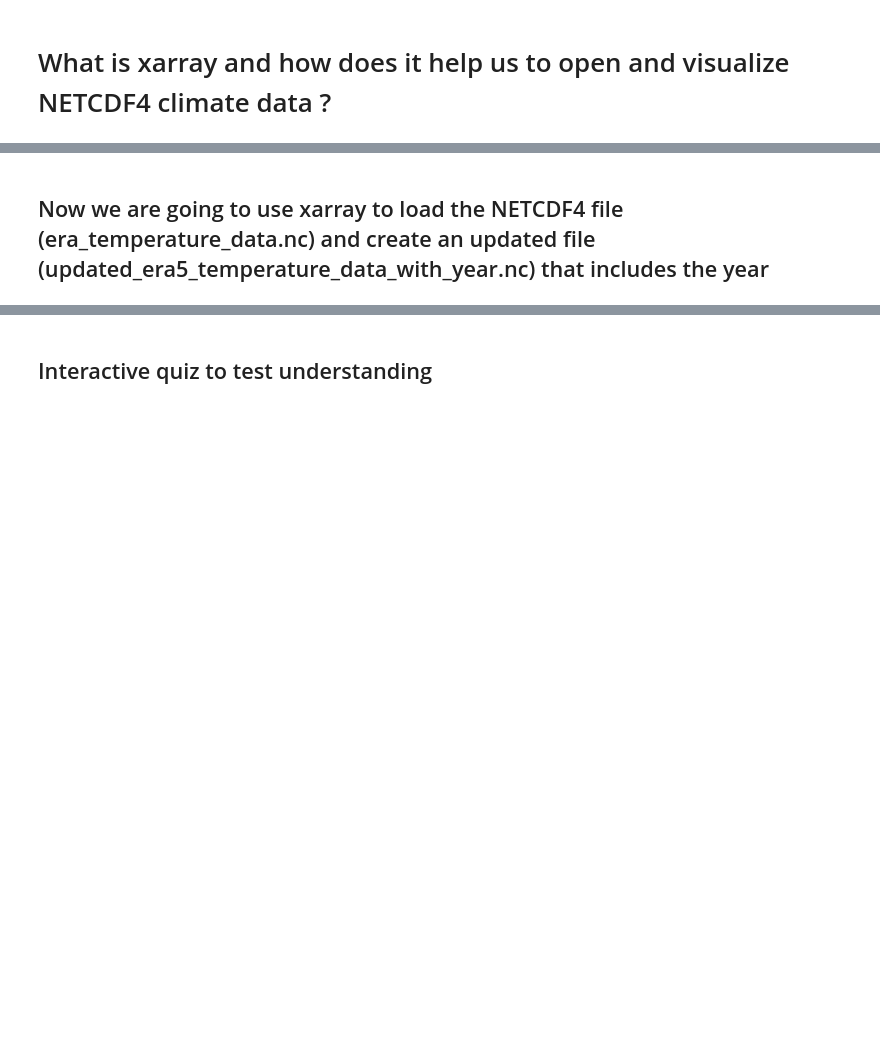
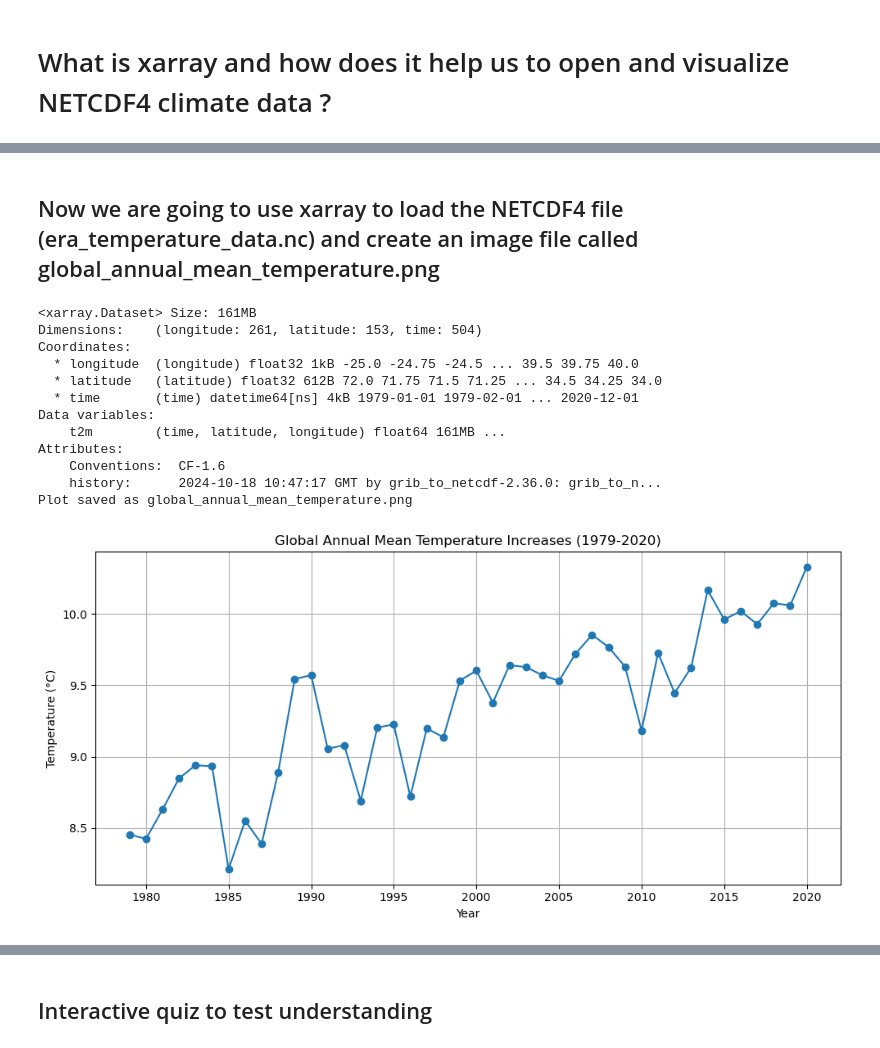
Before and after one commit to PHI-Case-Studies/2024-Climate-Heat-Stress, a Jupyter notebook: NB01-Introduction-Background-Data-Management.ipynb, the cells around one changed output, grey strips where cells are left out. Saved outputs shown, nothing was run; the diff lists cells and outputs as text; code cells hidden in the pictures; blank space fills up the shorter version.

```diff
--- a/NB01-Introduction-Background-Data-Management.ipynb
+++ b/NB01-Introduction-Background-Data-Management.ipynb
@@ -350,0 +266,12 @@ fetch_era5_temperature()  # Fetch data from CDS
+# %%
+# Load the netcdf4 file and inspect the data structure
+import xarray as xr
+import matplotlib.pyplot as plt
+import folium
+
+# Load the NETCDF file
+file_path = 'era5_temperature_data.nc'
+data = xr.open_dataset(file_path)
+
+# Inspect the dataset structure
+data
@@ -351,2 +309,2 @@ fetch_era5_temperature()  # Fetch data from CDS
 # %% [markdown]
-## Now we are going to use xarray to load the NETCDF4 file (era_temperature_data.nc) and create an updated file (updated_era5_temperature_data_with_year.nc) that includes the year
+## Now we are going to use xarray to load the NETCDF4 file (era_temperature_data.nc) and create an image file called global_annual_mean_temperature.png
@@ -408,0 +311,50 @@ print(f"Updated dataset with 'year' coordinate saved to {updated_file_path}")
+# %%
+import xarray as xr
+import matplotlib.pyplot as plt
+
+# Function to load the data, process it, and plot the results
+def plot_global_annual_mean_temperature(nc_file):
+    # Load the dataset
+    data = xr.open_dataset(nc_file)
+    print(data)
+
+    # Convert the temperature from Kelvin to Celsius
+    temperature_data = data['t2m'] - 273.15
+
+    # Group by year and compute the mean temperature for each year
+    mean_temperature_spatial = temperature_data.mean(dim=['latitude', 'longitude'])
+    mean_temperature_by_year = mean_temperature_spatial.groupby('time.year').mean(dim='time')
+
+    # Plotting the results
+    plt.figure(figsize=(10, 5))
+    plt.plot(mean_temperature_by_year['year'], mean_temperature_by_year.values, marker='o')
+    plt.xticks(range(1980, 2021, 5))  # Adjusted to match the data range
+
+    # Add labels and title
+    plt.xlabel('Year')
+    plt.ylabel('Temperature (°C)')
+    plt.title('Global Annual Mean Temperature Increases (1979-2020)')
+    plt.grid(True)
+    plt.tight_layout()
+
+    # Save the plot to a file
+    plt.savefig("global_annual_mean_temperature.png", dpi=300)
+    print("Plot saved as global_annual_mean_temperature.png")
+
+# Example usage
+nc_file = 'era5_monthly_t2m_eur.nc'
+plot_global_annual_mean_temperature(nc_file)
+# %% [output]
+<xarray.Dataset> Size: 161MB
+Dimensions:    (longitude: 261, latitude: 153, time: 504)
+Coordinates:
+  * longitude  (longitude) float32 1kB -25.0 -24.75 -24.5 ... 39.5 39.75 40.0
+  * latitude   (latitude) float32 612B 72.0 71.75 71.5 71.25 ... 34.5 34.25 34.0
+  * time       (time) datetime64[ns] 4kB 1979-01-01 1979-02-01 ... 2020-12-01
+Data variables:
+    t2m        (time, latitude, longitude) float64 161MB ...
+Attributes:
+    Conventions:  CF-1.6
+    history:      2024-10-18 10:47:17 GMT by grib_to_netcdf-2.36.0: grib_to_n...
+Plot saved as global_annual_mean_temperature.png
+[figure, added]
```
Also changed, not shown: parts of 56 cells of this notebook.
